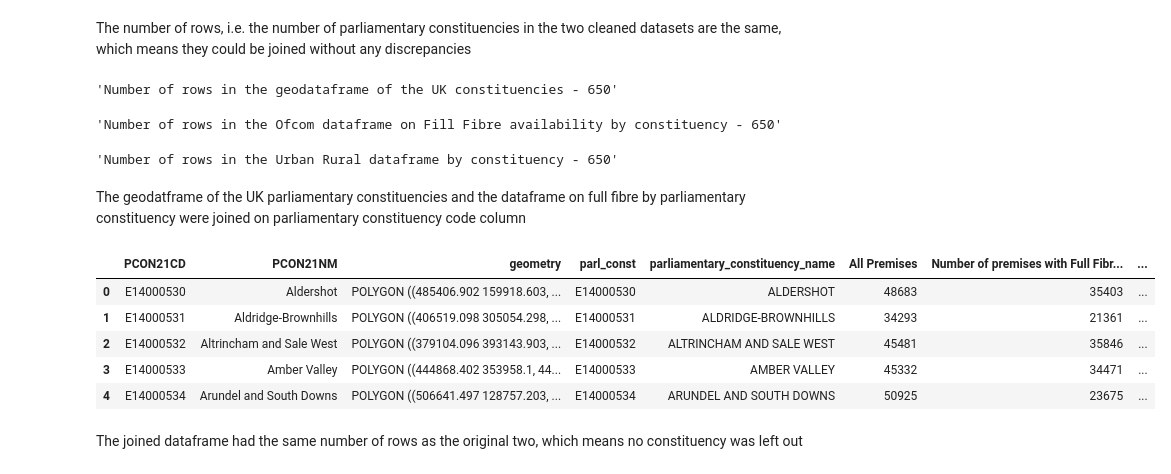
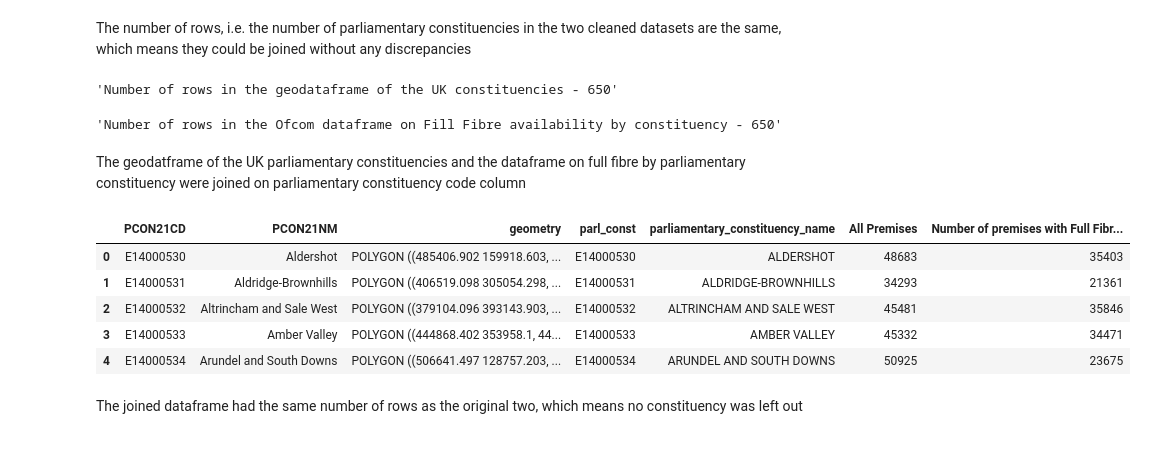
Before and after one commit to yuliiabosher/Fiber-optic-project, a Jupyter notebook: ColabNotebooks/Parliamentary_constituencies_FTTP.ipynb, the cells around one changed output. Drawn from its saved outputs; the diff is of its cells as text; code cells hidden in the pictures.

```diff
--- a/ColabNotebooks/Parliamentary_constituencies_FTTP.ipynb
+++ b/ColabNotebooks/Parliamentary_constituencies_FTTP.ipynb
@@ -142,24 +84,21 @@ The number of rows, i.e. the number of parliamentary constituencies in the two c
 # %%
 display(f'Number of rows in the geodataframe of the UK constituencies - {len(constituencies_cleaned)}')
 display(f'Number of rows in the Ofcom dataframe on Fill Fibre availability by constituency - {len(ofcom_full_fibre)}')
-display(f'Number of rows in the Urban Rural dataframe by constituency - {len(dfRUC)}')
 # %% [output]
 'Number of rows in the geodataframe of the UK constituencies - 650'
 'Number of rows in the Ofcom dataframe on Fill Fibre availability by constituency - 650'
-'Number of rows in the Urban Rural dataframe by constituency - 650'
 # %% [markdown]
 The geodatframe of the UK parliamentary constituencies and the dataframe on full fibre by parliamentary constituency were joined on parliamentary constituency code column
 # %%
 fibre_by_constituency_geo = constituencies_cleaned.merge(ofcom_full_fibre, left_on='PCON21CD', right_on='parl_const')
-fibre_by_constituency_geo = fibre_by_constituency_geo.merge(dfRUC, left_on='PCON21CD', right_on='gss-code')
 display(fibre_by_constituency_geo.head())
 # %% [output]
-|  | PCON21CD | PCON21NM | geometry | parl_const | parliamentary_constituency_name | All Premises | Number of premises with Full Fibr... | ... |
-| 0 | E14000530 | Aldershot | POLYGON ((485406.902 159918.603, ... | E14000530 | ALDERSHOT | 48683 | 35403 | ... |
-| 1 | E14000531 | Aldridge-Brownhills | POLYGON ((406519.098 305054.298, ... | E14000531 | ALDRIDGE-BROWNHILLS | 34293 | 21361 | ... |
-| 2 | E14000532 | Altrincham and Sale West | POLYGON ((379104.096 393143.903, ... | E14000532 | ALTRINCHAM AND SALE WEST | 45481 | 35846 | ... |
-| 3 | E14000533 | Amber Valley | POLYGON ((444868.402 353958.1, 44... | E14000533 | AMBER VALLEY | 45332 | 34471 | ... |
-| 4 | E14000534 | Arundel and South Downs | POLYGON ((506641.497 128757.203, ... | E14000534 | ARUNDEL AND SOUTH DOWNS | 50925 | 23675 | ... |
+|  | PCON21CD | PCON21NM | geometry | parl_const | parliamentary_constituency_name | All Premises | Number of premises with Full Fibr... |
+| 0 | E14000530 | Aldershot | POLYGON ((485406.902 159918.603, ... | E14000530 | ALDERSHOT | 48683 | 35403 |
+| 1 | E14000531 | Aldridge-Brownhills | POLYGON ((406519.098 305054.298, ... | E14000531 | ALDRIDGE-BROWNHILLS | 34293 | 21361 |
+| 2 | E14000532 | Altrincham and Sale West | POLYGON ((379104.096 393143.903, ... | E14000532 | ALTRINCHAM AND SALE WEST | 45481 | 35846 |
+| 3 | E14000533 | Amber Valley | POLYGON ((444868.402 353958.1, 44... | E14000533 | AMBER VALLEY | 45332 | 34471 |
+| 4 | E14000534 | Arundel and South Downs | POLYGON ((506641.497 128757.203, ... | E14000534 | ARUNDEL AND SOUTH DOWNS | 50925 | 23675 |
 # %% [markdown]
 The joined dataframe had the same number of rows as the original two, which means no constituency was left out
 # %%
```
Also changed, not shown: parts of 28 cells of this notebook, 7 other files.
